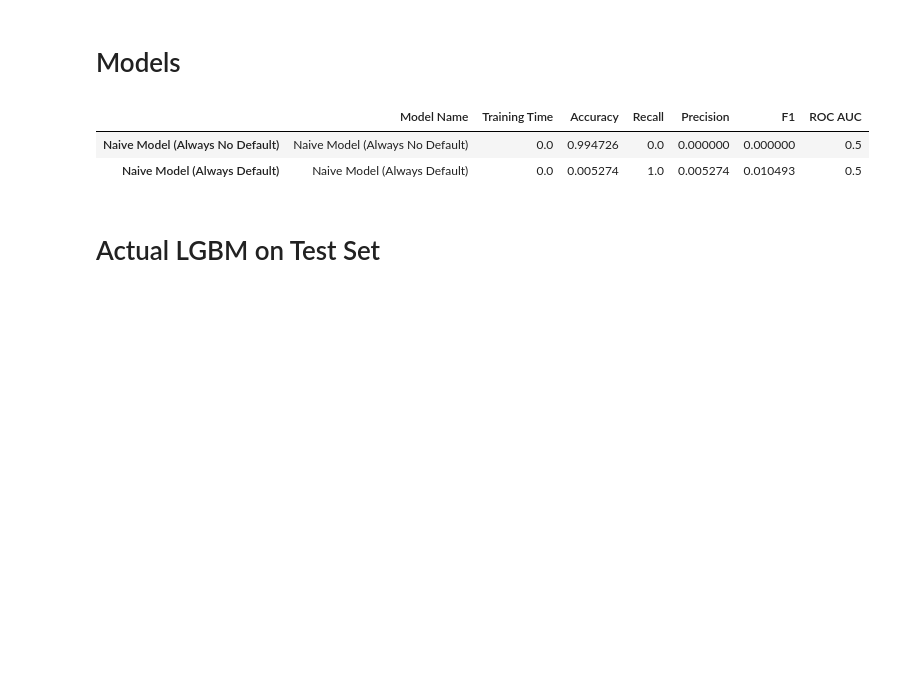
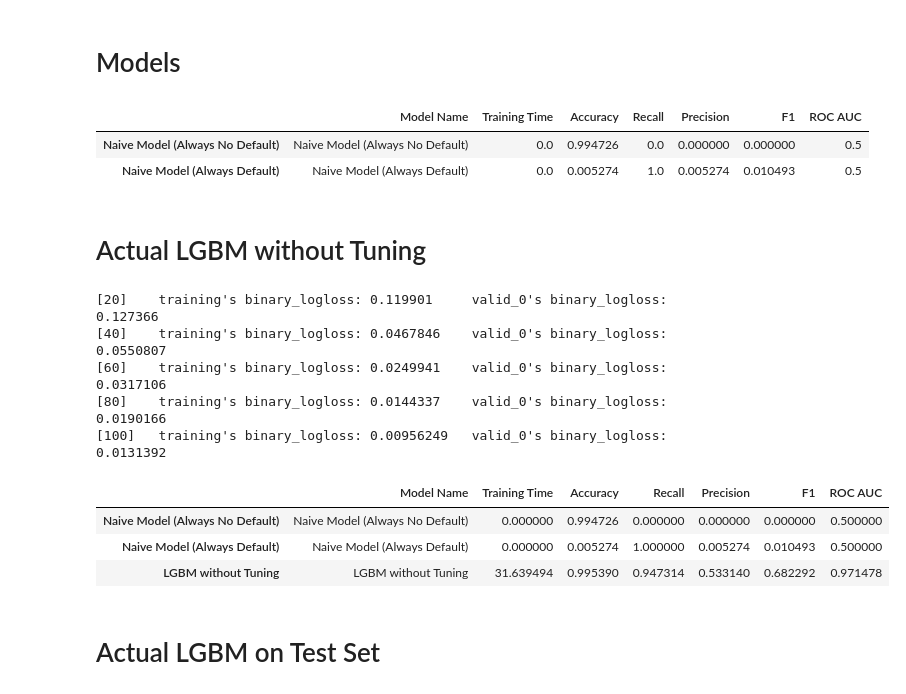
Before and after one commit to rendao1010/BT4012-Group-15, a Jupyter notebook: models/LightGBM.ipynb, the cells around one changed output. Saved outputs shown, nothing was run; the diff lists cells and outputs as text; code cells hidden in the pictures; blank space fills up the shorter version.

```diff
--- a/models/LightGBM.ipynb
+++ b/models/LightGBM.ipynb
@@ -152,6 +153,50 @@ performance_tracker
 |  | Model Name | Training Time | Accuracy | Recall | Precision | F1 | ROC AUC |
 | Naive Model (Always No Default) | Naive Model (Always No Default) | 0.0 | 0.994726 | 0.0 | 0.000000 | 0.000000 | 0.5 |
 | Naive Model (Always Default) | Naive Model (Always Default) | 0.0 | 0.005274 | 1.0 | 0.005274 | 0.010493 | 0.5 |
+# %% [markdown]
+# Actual LGBM without Tuning
+# %%
+from sklearn.pipeline import Pipeline
+from sklearn.impute import SimpleImputer
+from sklearn.preprocessing import OneHotEncoder
+from sklearn.compose import ColumnTransformer, make_column_selector
+from sklearn.linear_model import LogisticRegression
+import time
+from sklearn.model_selection import GridSearchCV
+from lightgbm import LGBMClassifier
+from sklearn.metrics import accuracy_score, recall_score, precision_score, f1_score, roc_auc_score
+
+x_train = train[train.columns[~train.columns.isin(["is_fraud"])]]
+x_test = test[test.columns[~test.columns.isin(["is_fraud"])]]
+
+# Define the model pipeline
+model = LGBMClassifier(class_weight="balanced", random_state=4012)
+
+# Train the model
+time_start = time.perf_counter()
+
+model.fit(x_train, train.is_fraud, eval_set=[(x_test, test.is_fraud), (x_train, train.is_fraud)], verbose=20)
+
+training_time = time.perf_counter() - time_start
+training_time
+
+# Generate predictions on test data
+y_pred = pd.Series(model.predict(x_test))
+y_pred
+
+# Evaluate and record model performance
+performance_tracker.loc["LGBM without Tuning"] = ["LGBM without Tuning", training_time, accuracy_score(test.is_fraud, y_pred), recall_score(test.is_fraud, y_pred), precision_score(test.is_fraud, y_pred), f1_score(test.is_fraud, y_pred), roc_auc_score(test.is_fraud, y_pred)]
+performance_tracker
+# %% [output]
+[20]    training's binary_logloss: 0.119901     valid_0's binary_logloss: 0.127366
+[40]    training's binary_logloss: 0.0467846    valid_0's binary_logloss: 0.0550807
+[60]    training's binary_logloss: 0.0249941    valid_0's binary_logloss: 0.0317106
+[80]    training's binary_logloss: 0.0144337    valid_0's binary_logloss: 0.0190166
+[100]   training's binary_logloss: 0.00956249   valid_0's binary_logloss: 0.0131392
+|  | Model Name | Training Time | Accuracy | Recall | Precision | F1 | ROC AUC |
+| Naive Model (Always No Default) | Naive Model (Always No Default) | 0.000000 | 0.994726 | 0.000000 | 0.000000 | 0.000000 | 0.500000 |
+| Naive Model (Always Default) | Naive Model (Always Default) | 0.000000 | 0.005274 | 1.000000 | 0.005274 | 0.010493 | 0.500000 |
+| LGBM without Tuning | LGBM without Tuning | 31.639494 | 0.995390 | 0.947314 | 0.533140 | 0.682292 | 0.971478 |
 # %% [markdown]
 # Actual LGBM on Test Set
 # %%
```
Also changed, not shown: parts of 2 cells of this notebook.
